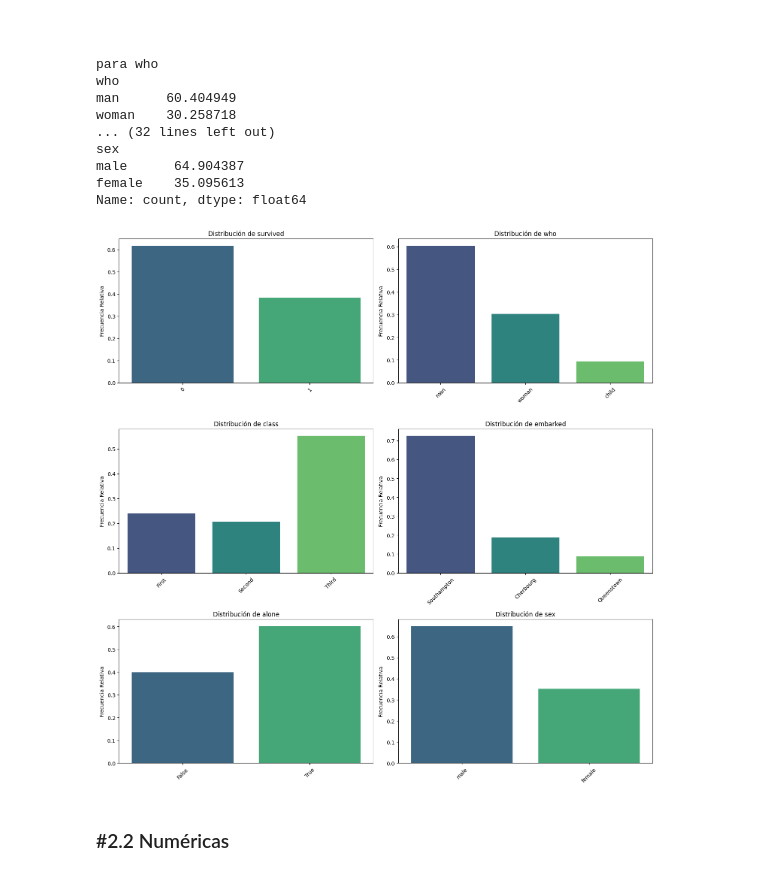
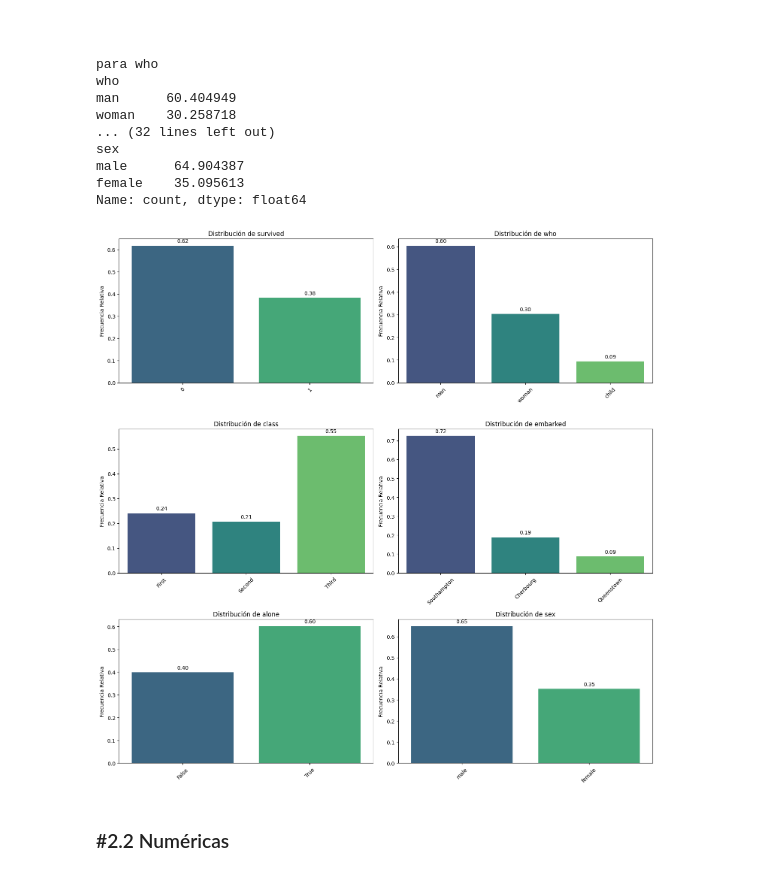
Before and after one commit to enax93/ONLINE_DS_THEBRIDGE_EmmaCollado, a Jupyter notebook: 03_Analisis_de_Datos/Sprint_07/Unidad_01/Practica_Obligatoria/18_Practica_Obligatoria_Univariante.ipynb, the cells around one changed output. Cells and saved outputs as stored; diff of their text form; code cells hidden in the pictures.

```diff
--- a/03_Analisis_de_Datos/Sprint_07/Unidad_01/Practica_Obligatoria/18_Practica_Obligatoria_Univariante.ipynb
+++ b/03_Analisis_de_Datos/Sprint_07/Unidad_01/Practica_Obligatoria/18_Practica_Obligatoria_Univariante.ipynb
@@ -321,9 +320,9 @@ male      64.904387
 female    35.095613
 Name: count, dtype: float64
 # %%
-pinta_distribucion_categoricas(df_titanic,categoricas_titanic,relativa=True)
+pinta_distribucion_categoricas(df_titanic,categoricas_titanic,relativa=True, mostrar_valores=True)
 # %% [output]
-[figure, old version]
+[figure, new version]
 # %% [markdown]
 ### #2.2 Numéricas
 # %%
```
Also changed, not shown: parts of 4 cells of this notebook.
